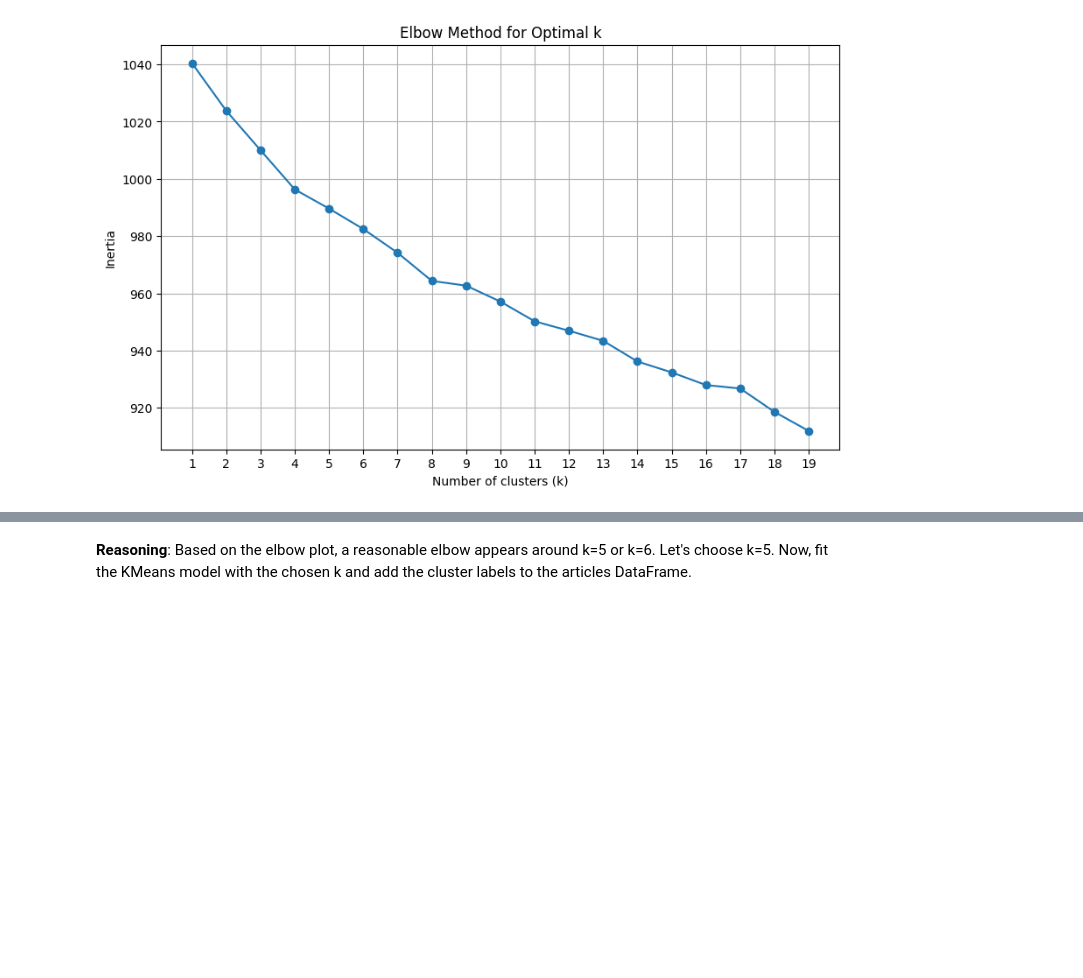
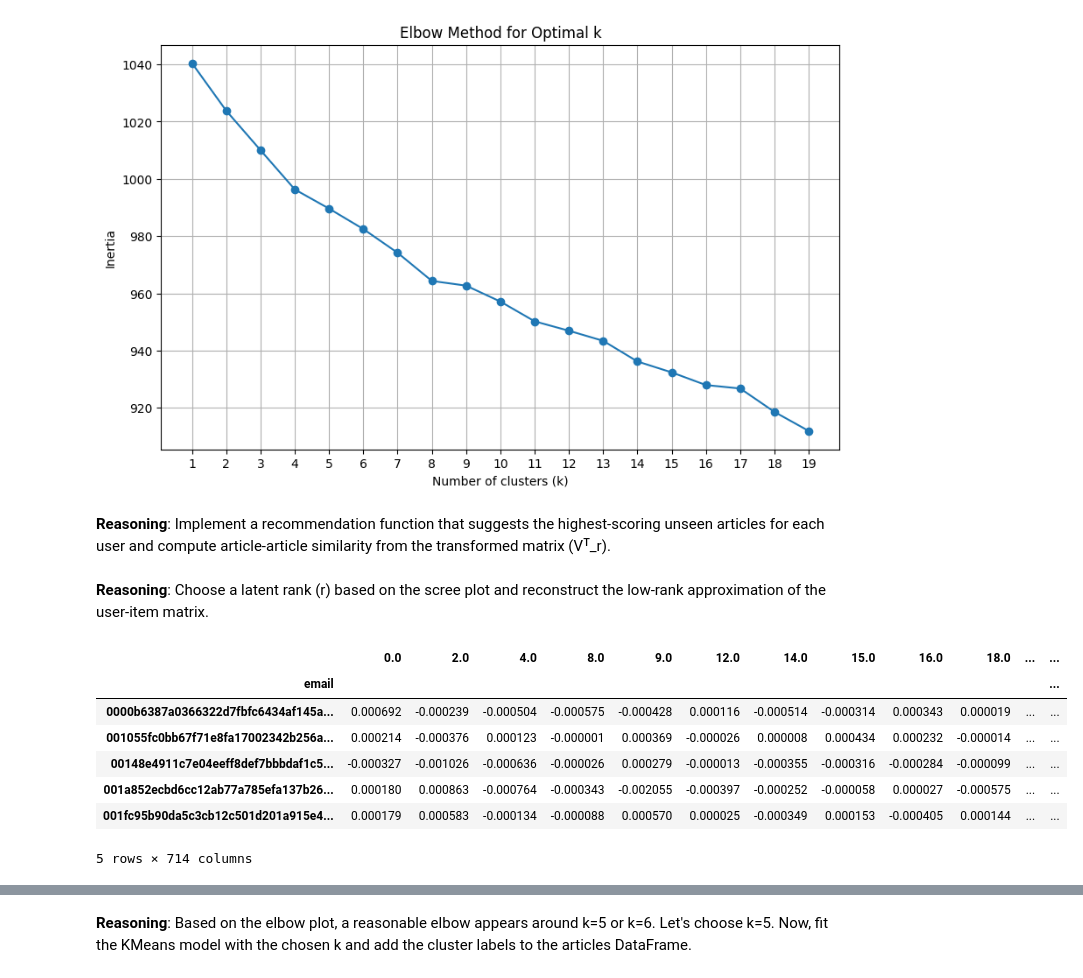
Before and after one commit to churamani2030dev/IBM_watson_studio_datascience, a Jupyter notebook: IBM_watson_studio_DS.ipynb, the cells around one changed output, grey strips where cells are left out. Saved outputs shown, nothing was run; the diff lists cells and outputs as text; code cells hidden in the pictures; blank space fills up the shorter version.

```diff
--- a/IBM_watson_studio_DS.ipynb
+++ b/IBM_watson_studio_DS.ipynb
@@ -377,3 +377,6 @@ plt.grid(True)
 plt.show()
 # %% [output]
 [figure]
+# %% [markdown]
+**Reasoning**:
+Implement a recommendation function that suggests the highest-scoring unseen articles for each user and compute article-article similarity from the transformed matrix (Vᵀ_r).
@@ -379,0 +439,29 @@ plt.show()
+# %% [markdown]
+**Reasoning**:
+Choose a latent rank (r) based on the scree plot and reconstruct the low-rank approximation of the user-item matrix.
+# %%
+# Choose the latent rank (r) based on the scree plot.
+# Let's choose a value for r based on the plot where the singular values start to level off.
+# For example, let's choose r = 100 (this is an example, you should choose based on your observation of the plot)
+r = 100
+
+# Reconstruct the low-rank score matrix
+# We need to convert the singular values (s) into a diagonal matrix (Sigma)
+Sigma = np.diag(s[:r])
+
+# Reconstruct the matrix using the first r columns of U, the first r singular values, and the first r rows of Vt
+user_item_predicted_ratings = np.dot(np.dot(U[:, :r], Sigma), Vt[:r, :])
+
+# Convert the reconstructed matrix back to a DataFrame
+user_item_predicted_ratings_df = pd.DataFrame(user_item_predicted_ratings, index=user_item_matrix.index, columns=user_item_matrix.columns)
+
+display(user_item_predicted_ratings_df.head())
+# %% [output]
+|  | 0.0 | 2.0 | 4.0 | 8.0 | 9.0 | 12.0 | 14.0 | 15.0 | 16.0 | 18.0 | ... | ... |
+| email |  |  |  |  |  |  |  |  |  |  |  | ... |
+| 0000b6387a0366322d7fbfc6434af145a... | 0.000692 | -0.000239 | -0.000504 | -0.000575 | -0.000428 | 0.000116 | -0.000514 | -0.000314 | 0.000343 | 0.000019 | ... | ... |
+| 001055fc0bb67f71e8fa17002342b256a... | 0.000214 | -0.000376 | 0.000123 | -0.000001 | 0.000369 | -0.000026 | 0.000008 | 0.000434 | 0.000232 | -0.000014 | ... | ... |
+| 00148e4911c7e04eeff8def7bbbdaf1c5... | -0.000327 | -0.001026 | -0.000636 | -0.000026 | 0.000279 | -0.000013 | -0.000355 | -0.000316 | -0.000284 | -0.000099 | ... | ... |
+| 001a852ecbd6cc12ab77a785efa137b26... | 0.000180 | 0.000863 | -0.000764 | -0.000343 | -0.002055 | -0.000397 | -0.000252 | -0.000058 | 0.000027 | -0.000575 | ... | ... |
+| 001fc95b90da5c3cb12c501d201a915e4... | 0.000179 | 0.000583 | -0.000134 | -0.000088 | 0.000570 | 0.000025 | -0.000349 | 0.000153 | -0.000405 | 0.000144 | ... | ... |
+5 rows × 714 columns
```
Also changed, not shown: parts of 4 cells of this notebook.
